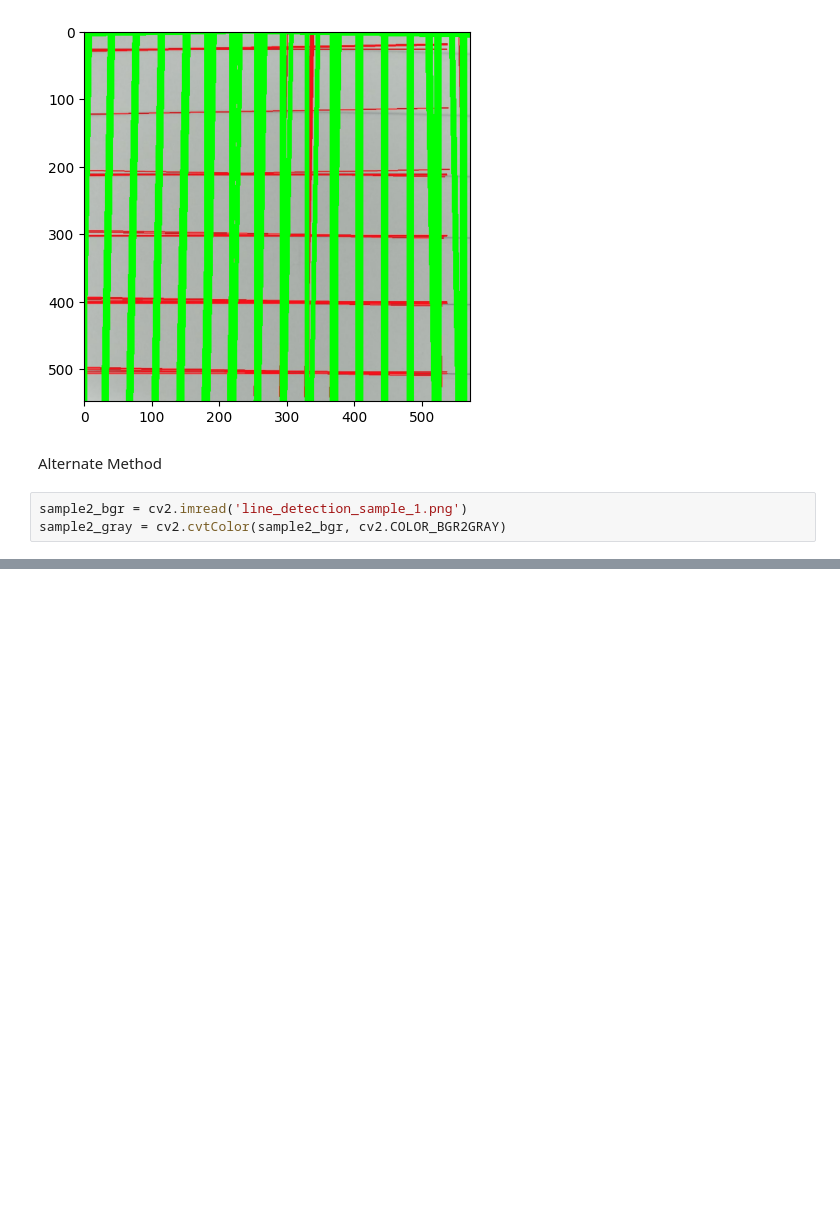
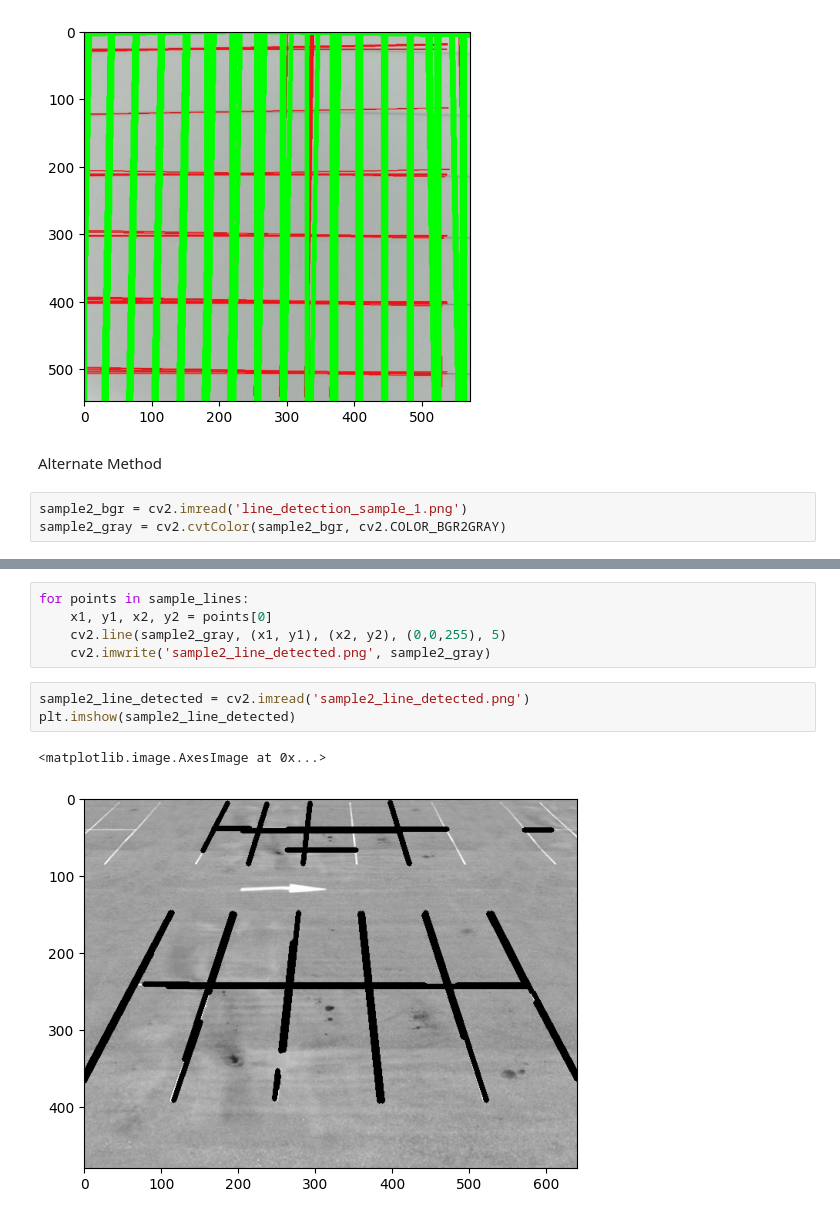
Before and after one commit to vijivenkadesh/computer_vision, a Jupyter notebook: object_detection/feature_detection_description_opencv.ipynb, the cells around one changed output, grey strips where cells are left out. Cells and saved outputs as stored; diff of their text form; blank space fills up the shorter version.

```diff
--- a/object_detection/feature_detection_description_opencv.ipynb
+++ b/object_detection/feature_detection_description_opencv.ipynb
@@ -69,0 +79,11 @@ sample2_gray = cv2.cvtColor(sample2_bgr, cv2.COLOR_BGR2GRAY)
+# %%
+for points in sample_lines:
+    x1, y1, x2, y2 = points[0]
+    cv2.line(sample2_gray, (x1, y1), (x2, y2), (0,0,255), 5)
+    cv2.imwrite('sample2_line_detected.png', sample2_gray)
+# %%
+sample2_line_detected = cv2.imread('sample2_line_detected.png')
+plt.imshow(sample2_line_detected)
+# %% [output]
+<matplotlib.image.AxesImage at 0x...>
+[figure, added]
```
Also changed, not shown: parts of 2 cells of this notebook.
